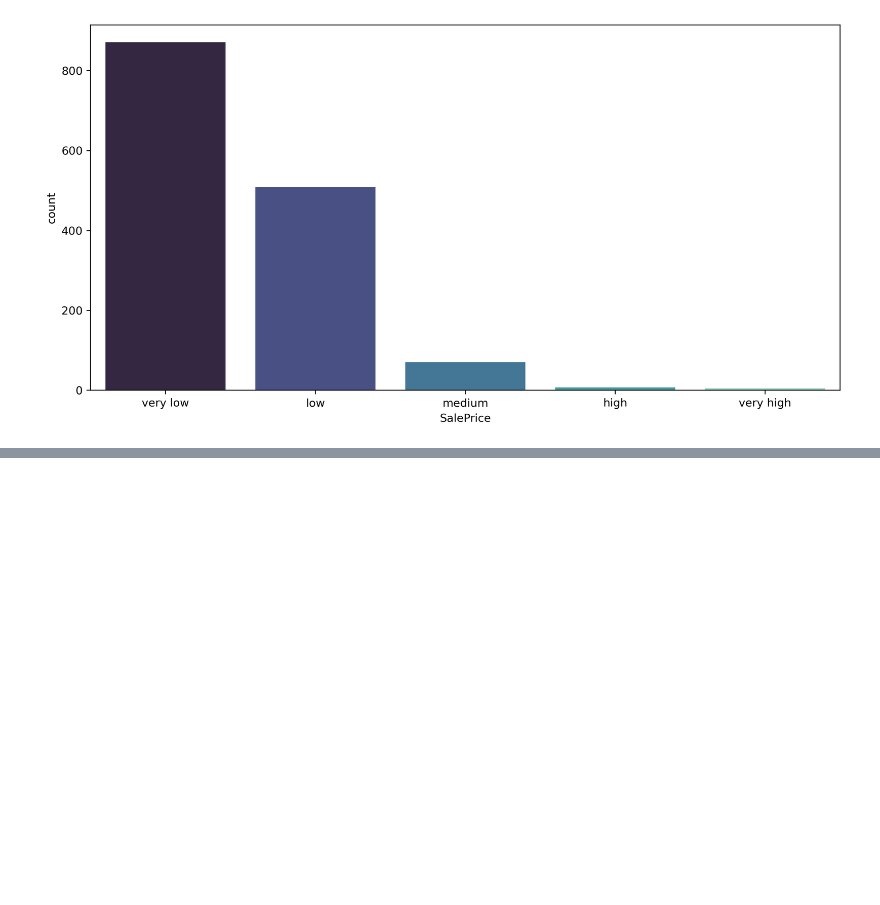
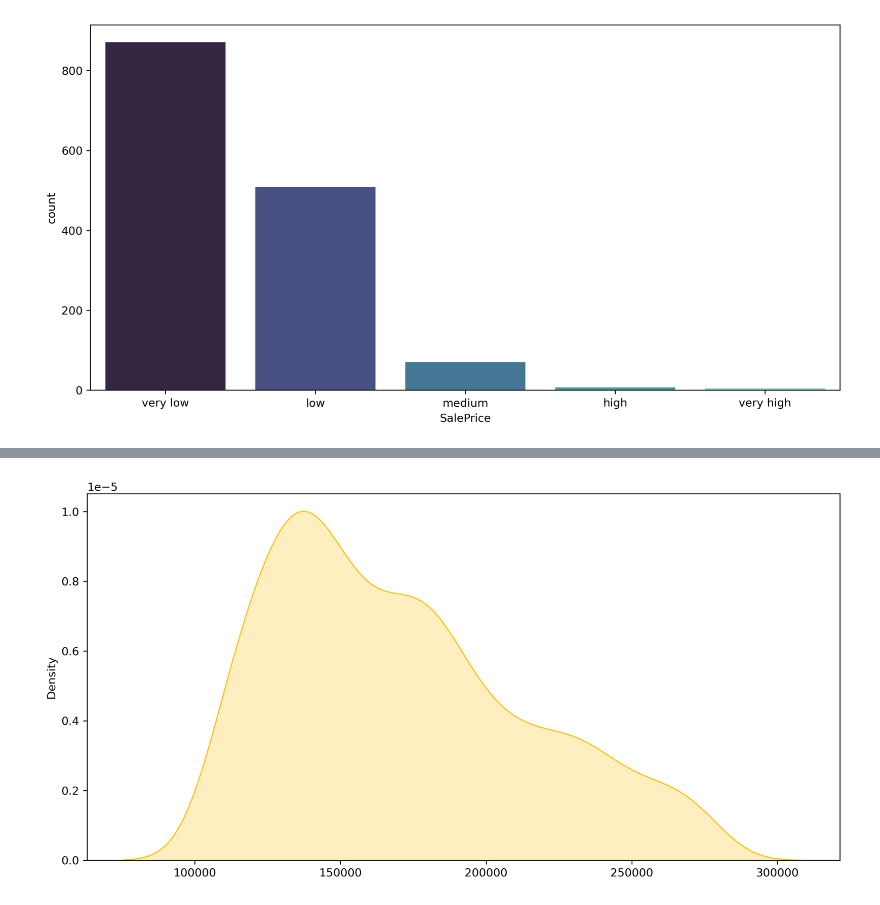
Before and after one commit to ashen007/Housing-Sale-Price-analysis, a Jupyter notebook: notebooks/clean data/phase_1.ipynb, the cells around one changed output, grey strips where cells are left out. Saved outputs shown, nothing was run; the diff lists cells and outputs as text; code cells hidden in the pictures; blank space fills up the shorter version.

```diff
--- a/notebooks/clean data/phase_1.ipynb
+++ b/notebooks/clean data/phase_1.ipynb
@@ -230,0 +270,9 @@ plt.show()
+# %%
+# this method useful when have extreme outliers
+norm_price = clipper('SalePrice',house)
+
+plt.figure(figsize=[12,6],dpi=300)
+sns.kdeplot(x=norm_price,shade=True,color='#FFC107')
+plt.show()
+# %% [output]
+[figure, added]
```
Also changed, not shown: parts of 6 cells of this notebook.
